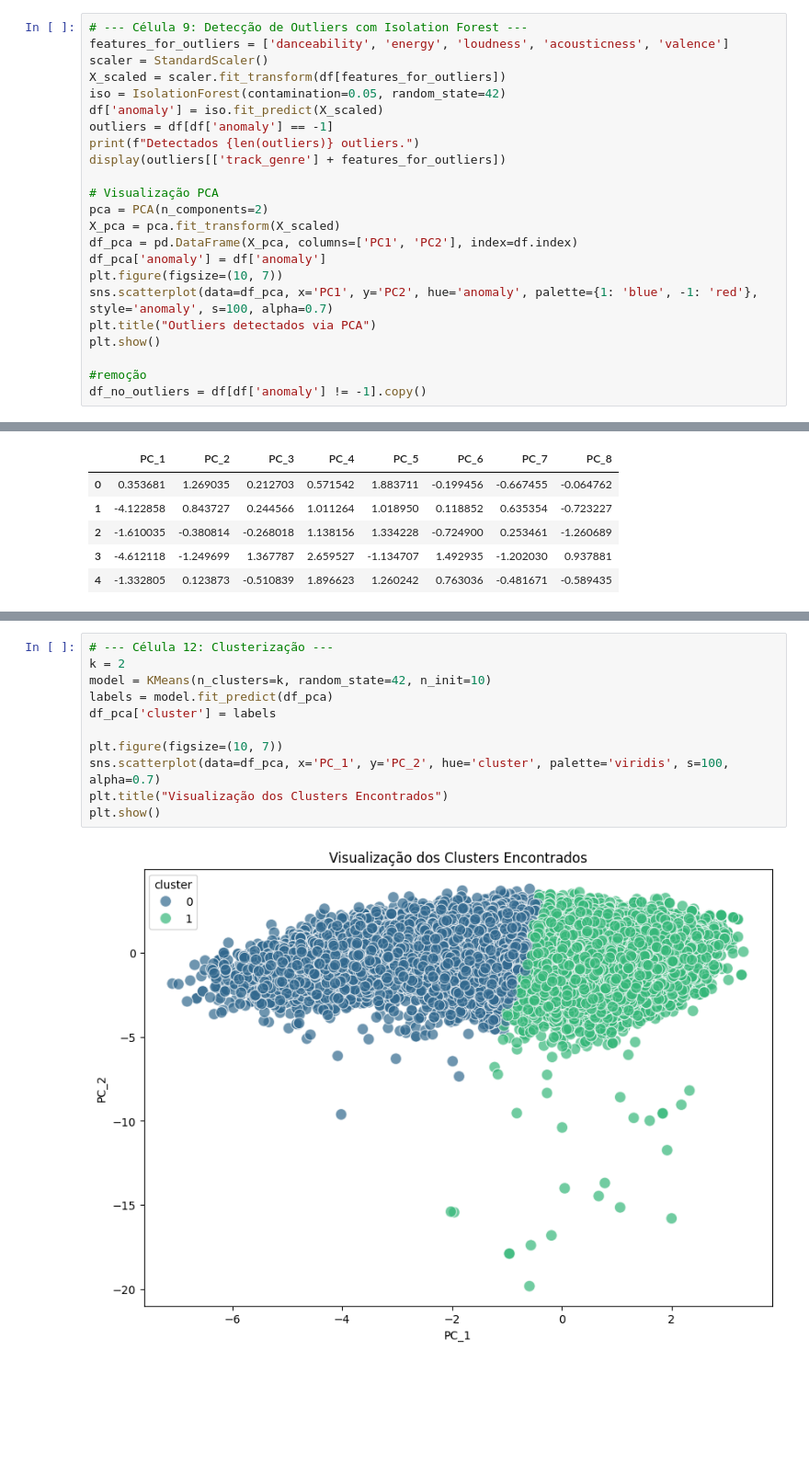
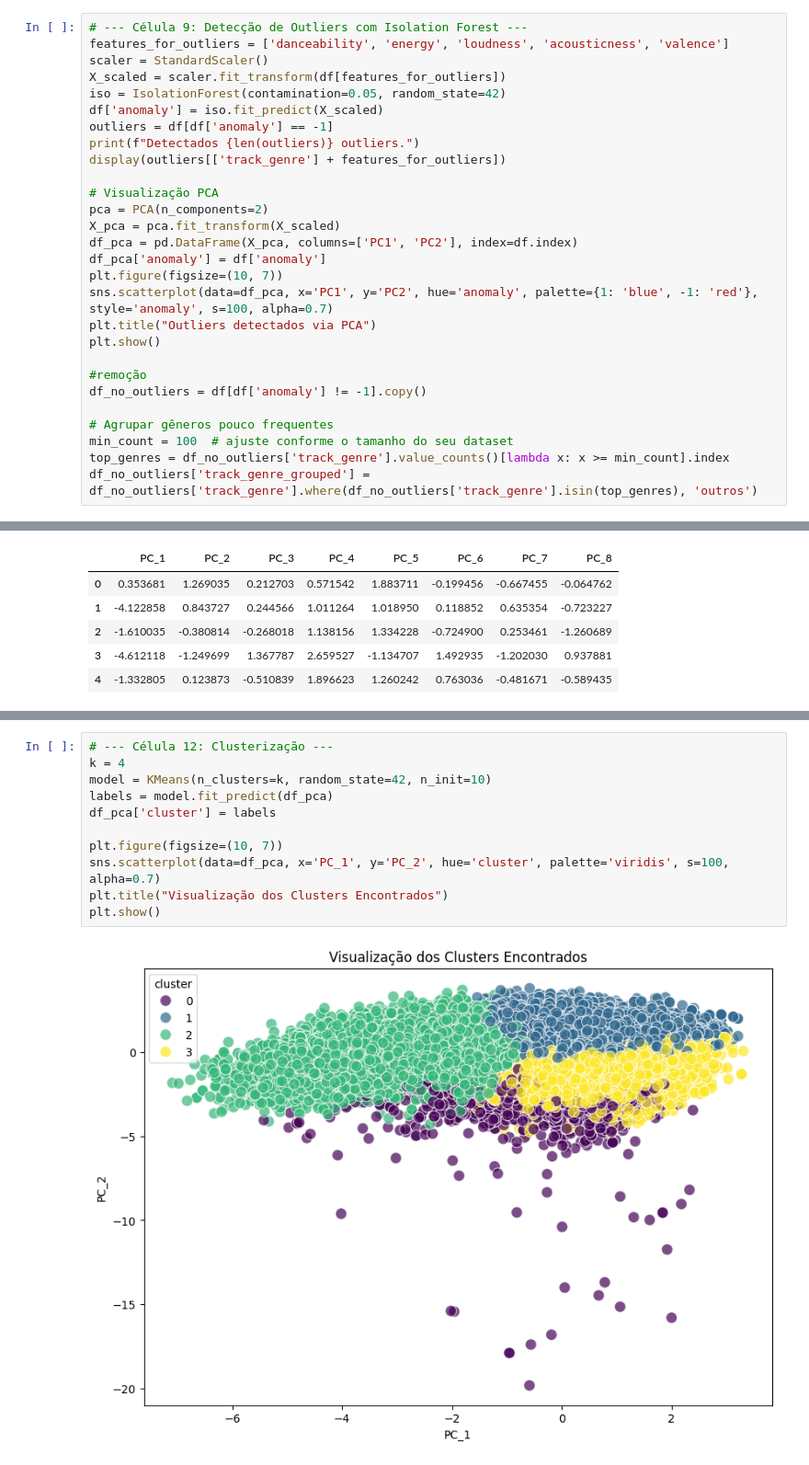
Before and after one commit to XGRural-Ltd/eda, a Jupyter notebook: dev_tests/eda_spotify_notebook.ipynb, the cells around one changed output, grey strips where cells are left out. Shown at 92% size. Saved outputs shown, nothing was run; the diff lists cells and outputs as text; blank space fills up the shorter version.

```diff
--- a/dev_tests/eda_spotify_notebook.ipynb
+++ b/dev_tests/eda_spotify_notebook.ipynb
@@ -83,6 +83,11 @@ plt.show()
 
 #remoção
 df_no_outliers = df[df['anomaly'] != -1].copy()
+
+# Agrupar gêneros pouco frequentes
+min_count = 100  # ajuste conforme o tamanho do seu dataset
+top_genres = df_no_outliers['track_genre'].value_counts()[lambda x: x >= min_count].index
+df_no_outliers['track_genre_grouped'] = df_no_outliers['track_genre'].where(df_no_outliers['track_genre'].isin(top_genres), 'outros')
 # %% [output]
 Detectados 5695 outliers.
 |  | track_genre | danceability | energy | loudness | acousticness | valence |
@@ -147,16 +179,16 @@ display(df_pca.head())
 # %%
 # --- Célula 12: Clusterização ---
-k = 2
+k = 4
 model = KMeans(n_clusters=k, random_state=42, n_init=10)
 labels = model.fit_predict(df_pca)
 df_pca['cluster'] = labels
 
 plt.figure(figsize=(10, 7))
 sns.scatterplot(data=df_pca, x='PC_1', y='PC_2', hue='cluster', palette='viridis', s=100, alpha=0.7)
 plt.title("Visualização dos Clusters Encontrados")
 plt.show()
 # %% [output]
-[figure, old version]
+[figure, new version]
 # %%
 # --- Célula 13: Avaliação dos Clusters ---
 silhouette_avg = silhouette_score(df_pca.iloc[:, :-1], labels)
```
Also changed, not shown: parts of 7 cells of this notebook, 1 other file.
